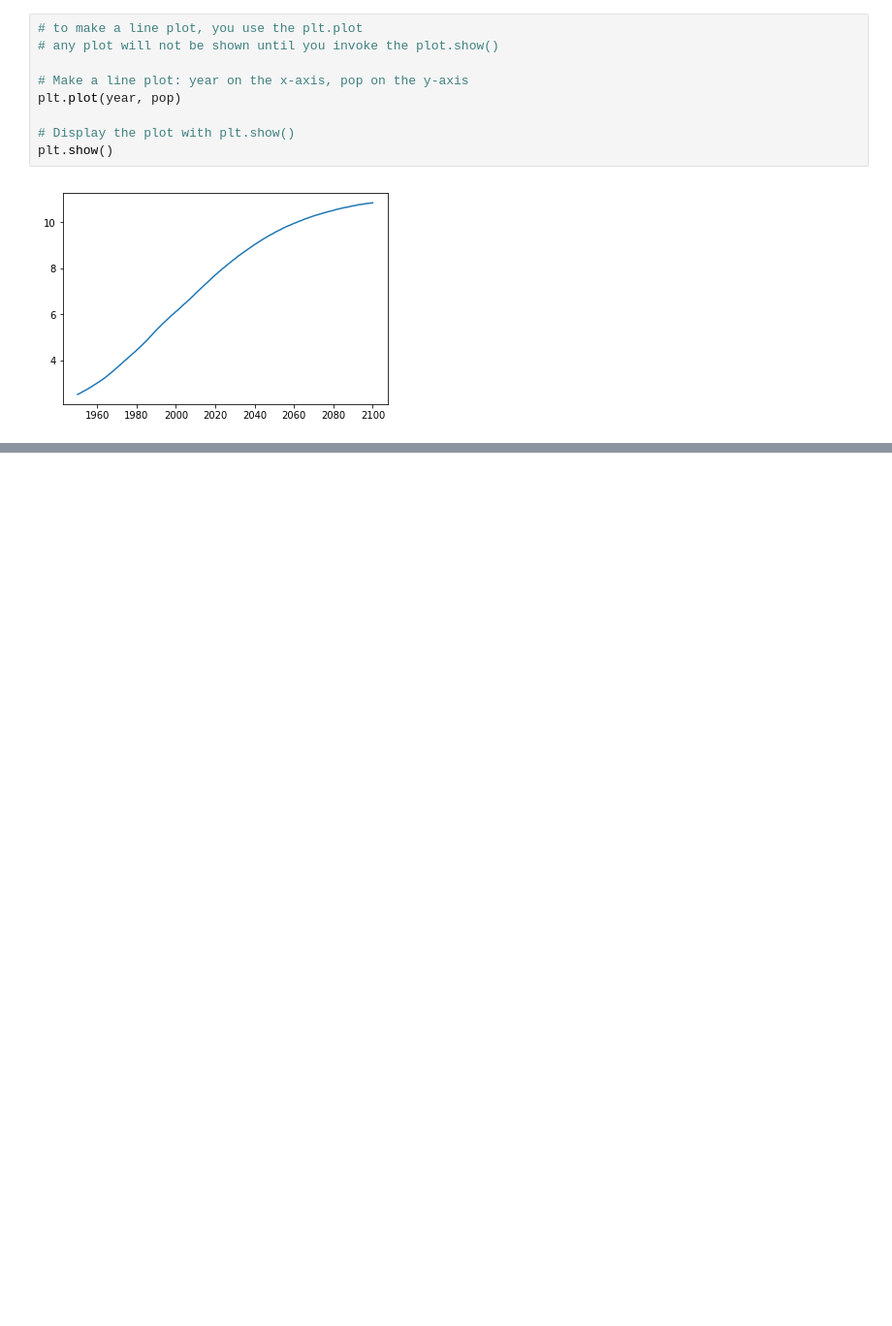
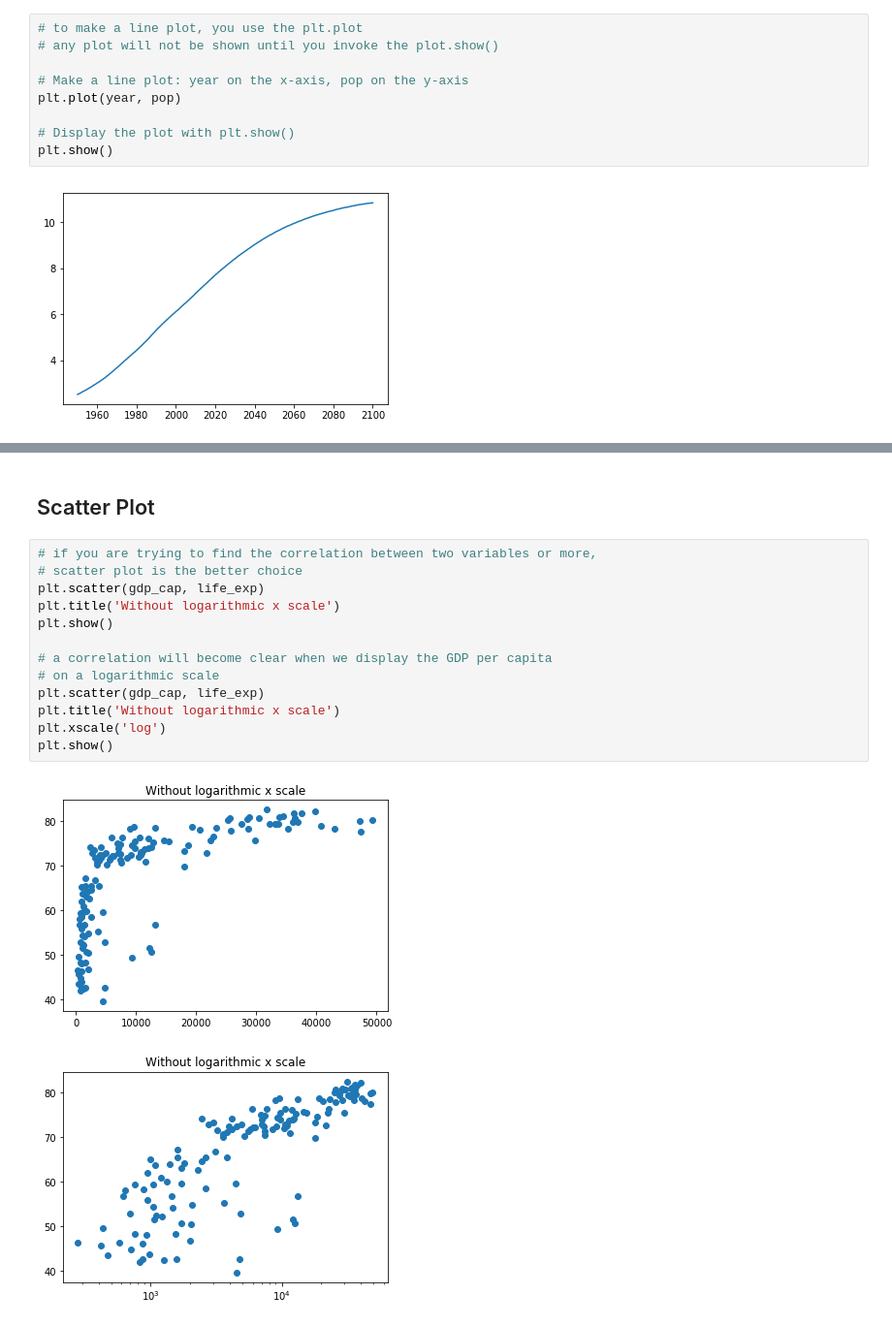
Before and after one commit to airlangga07/py_datacamp, a Jupyter notebook: intermediate_python_for_data_science/matplotlib.ipynb, the cells around one changed output, grey strips where cells are left out. Shown at 97% size. Cells and saved outputs as stored; diff of their text form; blank space fills up the shorter version.

```diff
--- a/intermediate_python_for_data_science/matplotlib.ipynb
+++ b/intermediate_python_for_data_science/matplotlib.ipynb
@@ -46,0 +66,18 @@ plt.show()
+# %% [markdown]
+## Scatter Plot
+# %%
+# if you are trying to find the correlation between two variables or more,
+# scatter plot is the better choice
+plt.scatter(gdp_cap, life_exp)
+plt.title('Without logarithmic x scale')
+plt.show()
+
+# a correlation will become clear when we display the GDP per capita
+# on a logarithmic scale
+plt.scatter(gdp_cap, life_exp)
+plt.title('Without logarithmic x scale')
+plt.xscale('log')
+plt.show()
+# %% [output]
+[figure, added]
+[figure, added]
```
Also changed, not shown: parts of 3 cells of this notebook, 1 other file.
